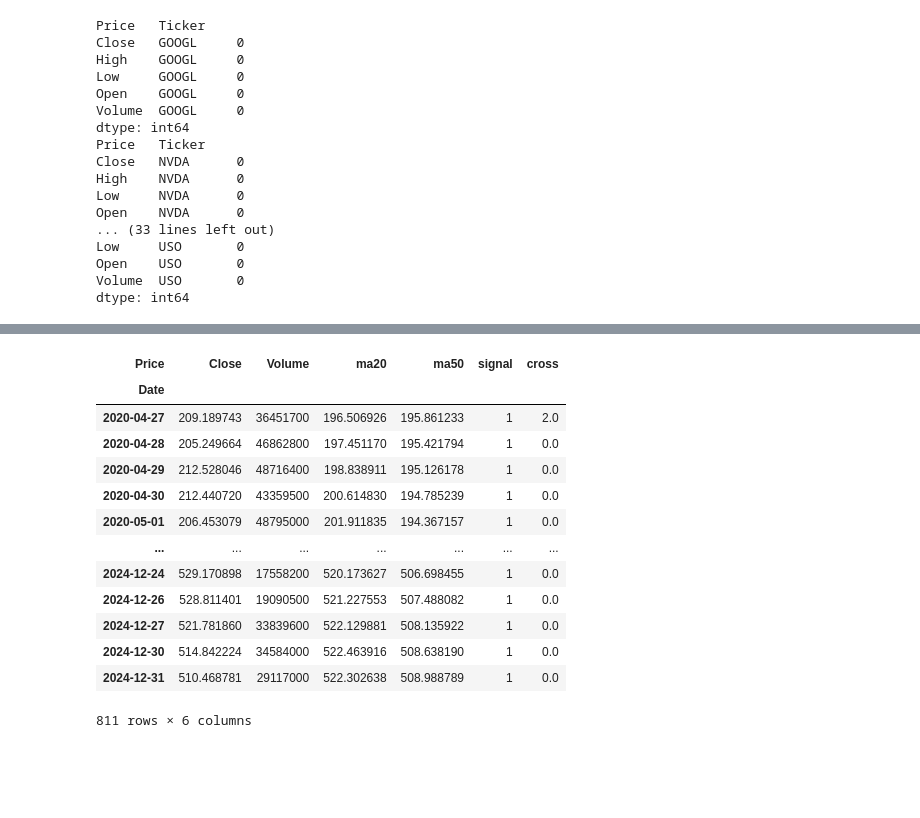
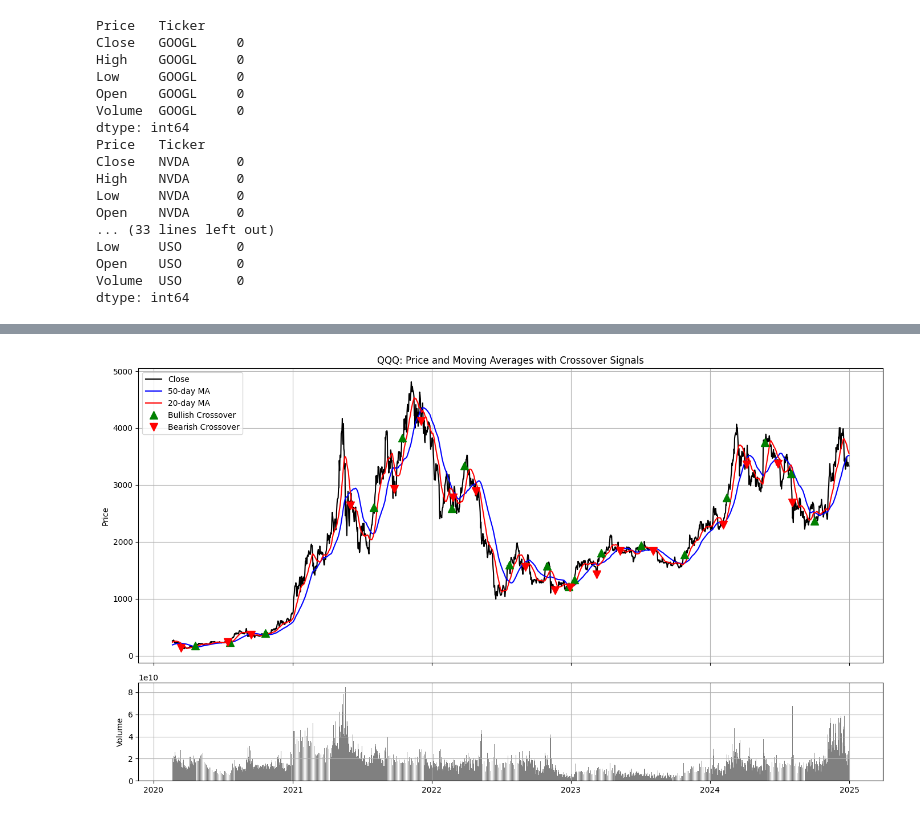
Before and after one commit to dgalassi99/quant-lab, a Jupyter notebook: 01_foundations/W2_Moving_Average_Strategy.ipynb, the cells around one changed output, grey strips where cells are left out. Cells and saved outputs as stored; diff of their text form; code cells hidden in the pictures; blank space fills up the shorter version.

```diff
--- a/01_foundations/W2_Moving_Average_Strategy.ipynb
+++ b/01_foundations/W2_Moving_Average_Strategy.ipynb
@@ -101,11 +93,9 @@ plt.show()
 #long when the short frame MA breaks the long frame one
 #short when the break occurs in the opposite direction
 
-#initialize the signal column with zeros
-df['signal'] = 0
-#set signal to 1 when 20ma > 50ma
-df['signal'][df['ma20'] > df['ma50']] = 1
-#set signal to -1 when 20ma < 50ma
-df['signal'][df['ma20'] < df['ma50']] = -1
-#now we need to detect crossovers so we need to take the difference
-df['cross'] = df['signal'].diff()
+#create a column such that 1 if ma20 > ma50, 0 otherwise
+df['position'] = (df['ma20'] > df['ma50']).astype(int)
+#get crossover signals by checking when the position changes
+df['crossover_signal'] = df['position'].diff()
+#drop NaNs from diff (first row will be NaN)
+df = df.dropna(subset=['crossover_signal'])
@@ -130,17 +102,35 @@ See the caveats in the documentation: https://pandas.pydata.org/pandas-docs/stab
-# %%
-df[df['signal'] == 1]
-# %% [output]
-| Price | Close | Volume | ma20 | ma50 | signal | cross |
-| Date |  |  |  |  |  |  |
-| 2020-04-27 | 209.189743 | 36451700 | 196.506926 | 195.861233 | 1 | 2.0 |
-| 2020-04-28 | 205.249664 | 46862800 | 197.451170 | 195.421794 | 1 | 0.0 |
-| 2020-04-29 | 212.528046 | 48716400 | 198.838911 | 195.126178 | 1 | 0.0 |
-| 2020-04-30 | 212.440720 | 43359500 | 200.614830 | 194.785239 | 1 | 0.0 |
-| 2020-05-01 | 206.453079 | 48795000 | 201.911835 | 194.367157 | 1 | 0.0 |
-| ... | ... | ... | ... | ... | ... | ... |
-| 2024-12-24 | 529.170898 | 17558200 | 520.173627 | 506.698455 | 1 | 0.0 |
-| 2024-12-26 | 528.811401 | 19090500 | 521.227553 | 507.488082 | 1 | 0.0 |
-| 2024-12-27 | 521.781860 | 33839600 | 522.129881 | 508.135922 | 1 | 0.0 |
-| 2024-12-30 | 514.842224 | 34584000 | 522.463916 | 508.638190 | 1 | 0.0 |
-| 2024-12-31 | 510.468781 | 29117000 | 522.302638 | 508.988789 | 1 | 0.0 |
-811 rows × 6 columns
+# %%
+fig, (ax1, ax2) = plt.subplots(2, 1, figsize=(14, 8),
+    gridspec_kw={'height_ratios': [3, 1]}, sharex=True)
+
+# --- Main price chart
+ax1.plot(df['Close'], label='Close', color='black')
+ax1.plot(df['ma50'], label='50-day MA', color='blue')
+ax1.plot(df['ma20'], label='20-day MA', color='red')
+
+#add crossover signals to price chart
+#bullish
+bullish = df[df['crossover_signal'] == 1]
+ax1.plot(bullish.index, df.loc[bullish.index, 'Close'],
+         '^', markersize=10, color='green', label='Bullish Crossover')
+
+#bearish
+bearish = df[df['crossover_signal'] == -1]
+ax1.plot(bearish.index, df.loc[bearish.index, 'Close'],
+         'v', markersize=10, color='red', label='Bearish Crossover')
+
+ax1.set_title('QQQ: Price and Moving Averages with Crossover Signals')
+ax1.set_ylabel('Price')
+ax1.legend()
+ax1.grid(True)
+
+# --- Volume chart
+ax2.bar(df.index, df['Volume'], color='gray')
+ax2.set_ylabel('Volume')
+ax2.grid(True)
+
+# --- Adjust layout
+plt.tight_layout()
+plt.show()
+# %% [output]
+[figure, added]
```
Also changed, not shown: parts of 17 cells of this notebook.
